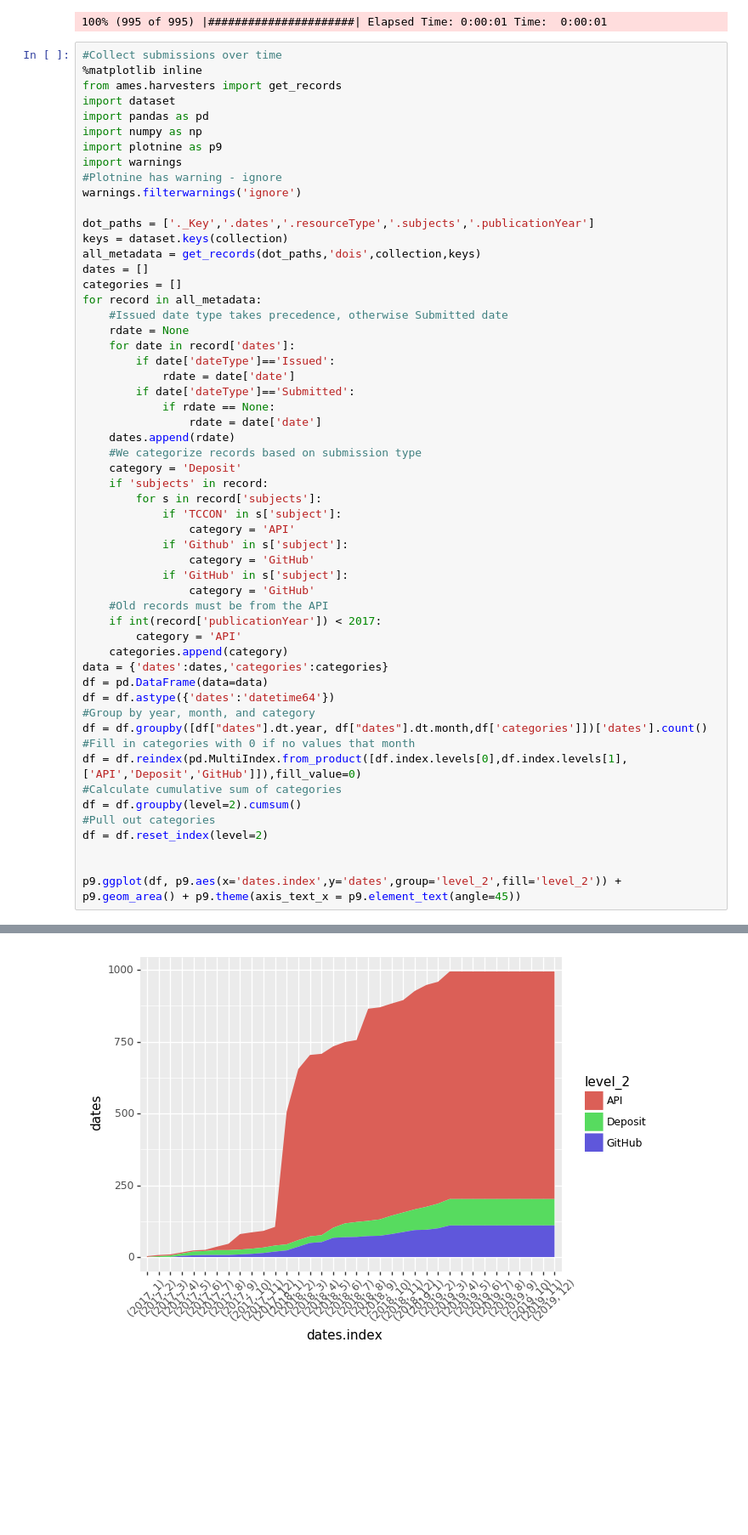
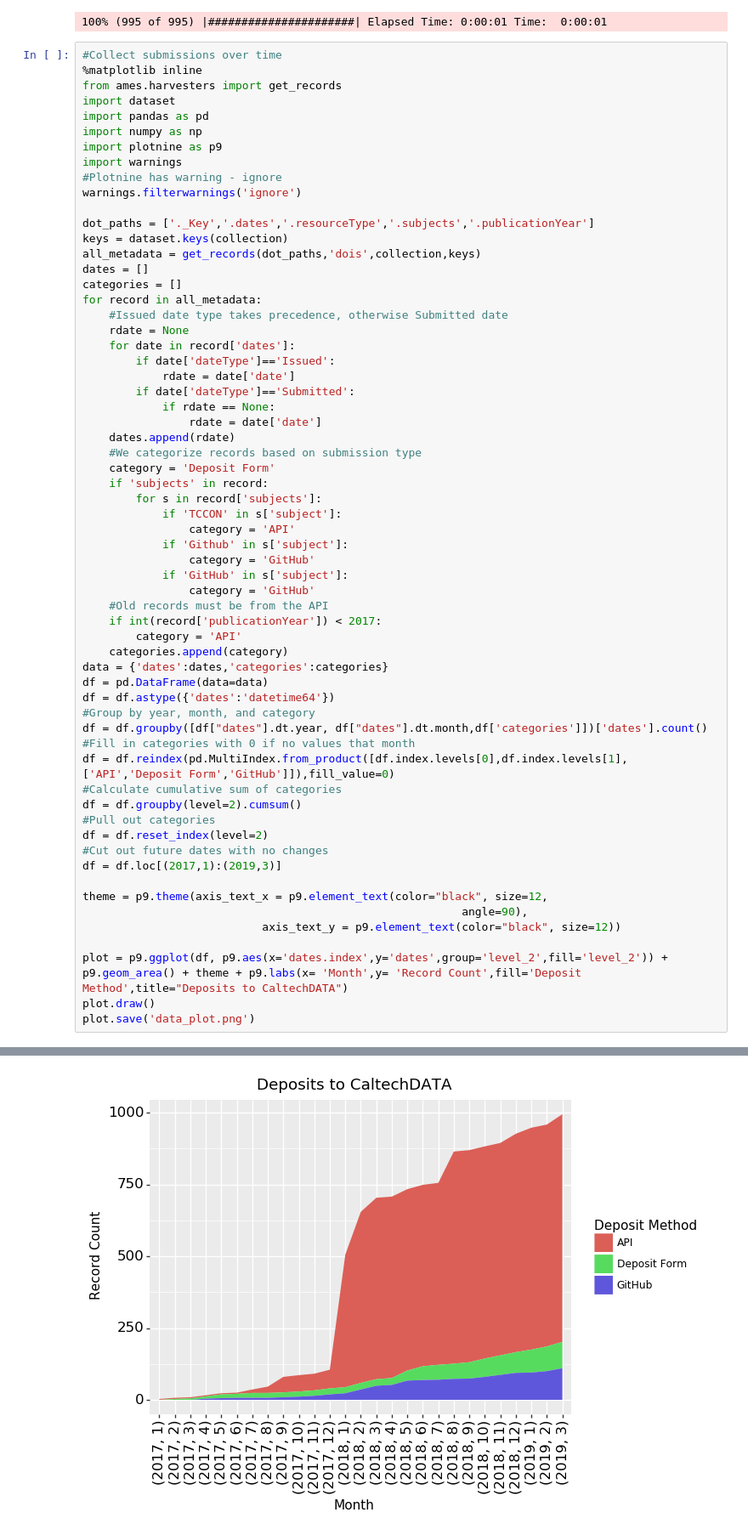
Before and after one commit to caltechlibrary/ames, a Jupyter notebook: CaltechDATA_Usage_Graphs.ipynb, the cells around one changed output, grey strips where cells are left out. Shown at 85% size. Drawn from its saved outputs; the diff is of its cells as text; blank space fills up the shorter version.

```diff
--- a/CaltechDATA_Usage_Graphs.ipynb
+++ b/CaltechDATA_Usage_Graphs.ipynb
@@ -43,34 +43,41 @@ for record in all_metadata:
             if rdate == None:
                 rdate = date['date']
     dates.append(rdate)
     #We categorize records based on submission type
-    category = 'Deposit'
+    category = 'Deposit Form'
     if 'subjects' in record:
         for s in record['subjects']:
             if 'TCCON' in s['subject']:
                 category = 'API'
             if 'Github' in s['subject']:
                 category = 'GitHub'
             if 'GitHub' in s['subject']:
                 category = 'GitHub'
     #Old records must be from the API
     if int(record['publicationYear']) < 2017:
         category = 'API'
     categories.append(category)
 data = {'dates':dates,'categories':categories}
 df = pd.DataFrame(data=data)
 df = df.astype({'dates':'datetime64'})
 #Group by year, month, and category
 df = df.groupby([df["dates"].dt.year, df["dates"].dt.month,df['categories']])['dates'].count()
 #Fill in categories with 0 if no values that month
-df = df.reindex(pd.MultiIndex.from_product([df.index.levels[0],df.index.levels[1],['API','Deposit','GitHub']]),fill_value=0)
+df = df.reindex(pd.MultiIndex.from_product([df.index.levels[0],df.index.levels[1],['API','Deposit Form','GitHub']]),fill_value=0)
 #Calculate cumulative sum of categories
 df = df.groupby(level=2).cumsum()
 #Pull out categories
 df = df.reset_index(level=2)
+#Cut out future dates with no changes
+df = df.loc[(2017,1):(2019,3)]
 
+theme = p9.theme(axis_text_x = p9.element_text(color="black", size=12,
+                                                         angle=90),
+                           axis_text_y = p9.element_text(color="black", size=12))
 
-p9.ggplot(df, p9.aes(x='dates.index',y='dates',group='level_2',fill='level_2')) + p9.geom_area() + p9.theme(axis_text_x = p9.element_text(angle=45))
+plot = p9.ggplot(df, p9.aes(x='dates.index',y='dates',group='level_2',fill='level_2')) + p9.geom_area() + theme + p9.labs(x= 'Month',y= 'Record Count',fill='Deposit Method',title="Deposits to CaltechDATA")
+plot.draw()
+plot.save('data_plot.png')
 # %% [output]
 Gathering data!
-[figure, old version]
+[figure, new version]
```
Also changed, not shown: parts of 2 cells of this notebook, 3 other files.
